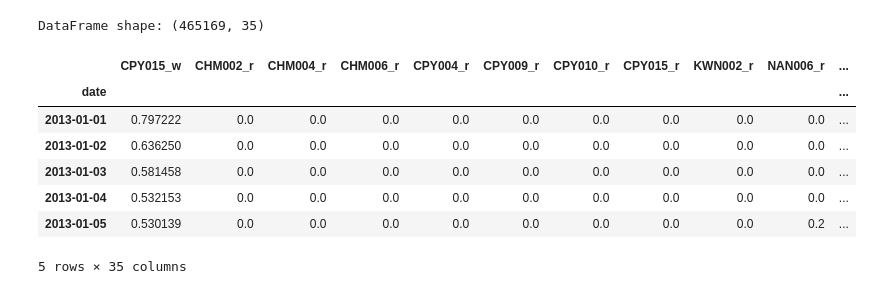
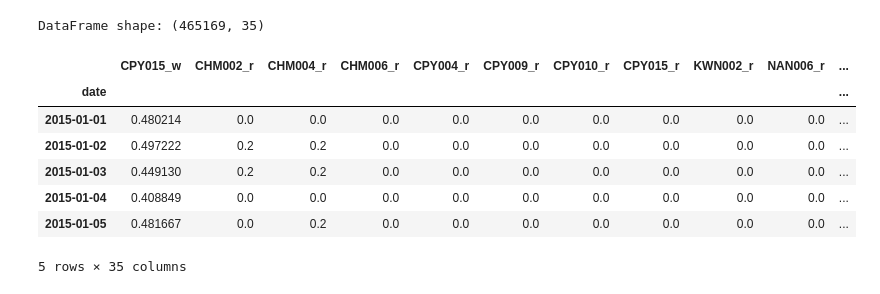
Before and after one commit to SB91ko/ChaoprayaRiver_WaterLV_prediction, a Jupyter notebook: Useful_Multivariate_LSTM_seq2seq_predict7Days.ipynb, the cells around one changed output. Cells and saved outputs as stored; diff of their text form; code cells hidden in the pictures.

```diff
--- a/Useful_Multivariate_LSTM_seq2seq_predict7Days.ipynb
+++ b/Useful_Multivariate_LSTM_seq2seq_predict7Days.ipynb
@@ -158,23 +161,23 @@ def move_column_inplace(df, col, pos):
 r='data/instant_data/rain_small.csv'
 w='data/instant_data/water_small.csv'
 rw = load_data(r,w)
-df =rw.df.resample('d').mean()
+df =rw.df.resample('d').mean().astype('float32')
 # %% [output]
 DataFrame shape: (465169, 35)
 # %%
-X_in = df["2015-01-01":"2018-01-05"].interpolate(limit=30)
-X_in = X_in.astype('float32')
-X_in = df.fillna(0)
+data = df["2015-01-01":"2018-01-05"].interpolate(limit=360)
+# data = df.fillna(0)
+#data = df.interpolate(limit=7)
 # %%
 TARGET = 'CPY015_w'
-X_in = move_column_inplace(X_in,TARGET,0)
-X_in.head()
+data = move_column_inplace(data,TARGET,0)
+data.head()
 # %% [output]
 |  | CPY015_w | CHM002_r | CHM004_r | CHM006_r | CPY004_r | CPY009_r | CPY010_r | CPY015_r | KWN002_r | NAN006_r | ... |
 | date |  |  |  |  |  |  |  |  |  |  | ... |
-| 2013-01-01 | 0.797222 | 0.0 | 0.0 | 0.0 | 0.0 | 0.0 | 0.0 | 0.0 | 0.0 | 0.0 | ... |
-| 2013-01-02 | 0.636250 | 0.0 | 0.0 | 0.0 | 0.0 | 0.0 | 0.0 | 0.0 | 0.0 | 0.0 | ... |
-| 2013-01-03 | 0.581458 | 0.0 | 0.0 | 0.0 | 0.0 | 0.0 | 0.0 | 0.0 | 0.0 | 0.0 | ... |
-| 2013-01-04 | 0.532153 | 0.0 | 0.0 | 0.0 | 0.0 | 0.0 | 0.0 | 0.0 | 0.0 | 0.0 | ... |
-| 2013-01-05 | 0.530139 | 0.0 | 0.0 | 0.0 | 0.0 | 0.0 | 0.0 | 0.0 | 0.0 | 0.2 | ... |
+| 2015-01-01 | 0.480214 | 0.0 | 0.0 | 0.0 | 0.0 | 0.0 | 0.0 | 0.0 | 0.0 | 0.0 | ... |
+| 2015-01-02 | 0.497222 | 0.2 | 0.2 | 0.0 | 0.0 | 0.0 | 0.0 | 0.0 | 0.0 | 0.0 | ... |
+| 2015-01-03 | 0.449130 | 0.2 | 0.2 | 0.0 | 0.0 | 0.0 | 0.0 | 0.0 | 0.0 | 0.0 | ... |
+| 2015-01-04 | 0.408849 | 0.0 | 0.0 | 0.0 | 0.0 | 0.0 | 0.0 | 0.0 | 0.0 | 0.0 | ... |
+| 2015-01-05 | 0.481667 | 0.0 | 0.2 | 0.0 | 0.0 | 0.0 | 0.0 | 0.0 | 0.0 | 0.0 | ... |
 5 rows × 35 columns
```
Also changed, not shown: parts of 13 cells of this notebook, 11 other files.
